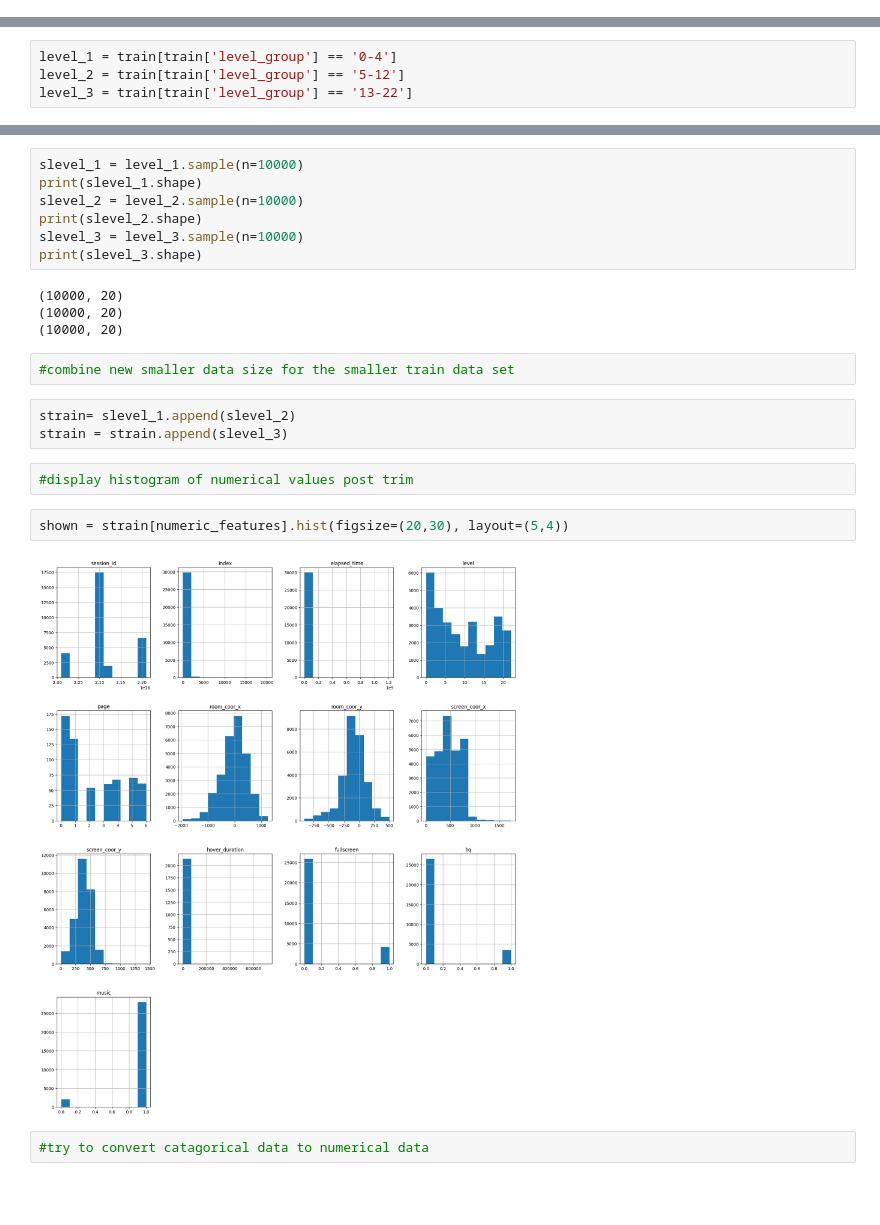
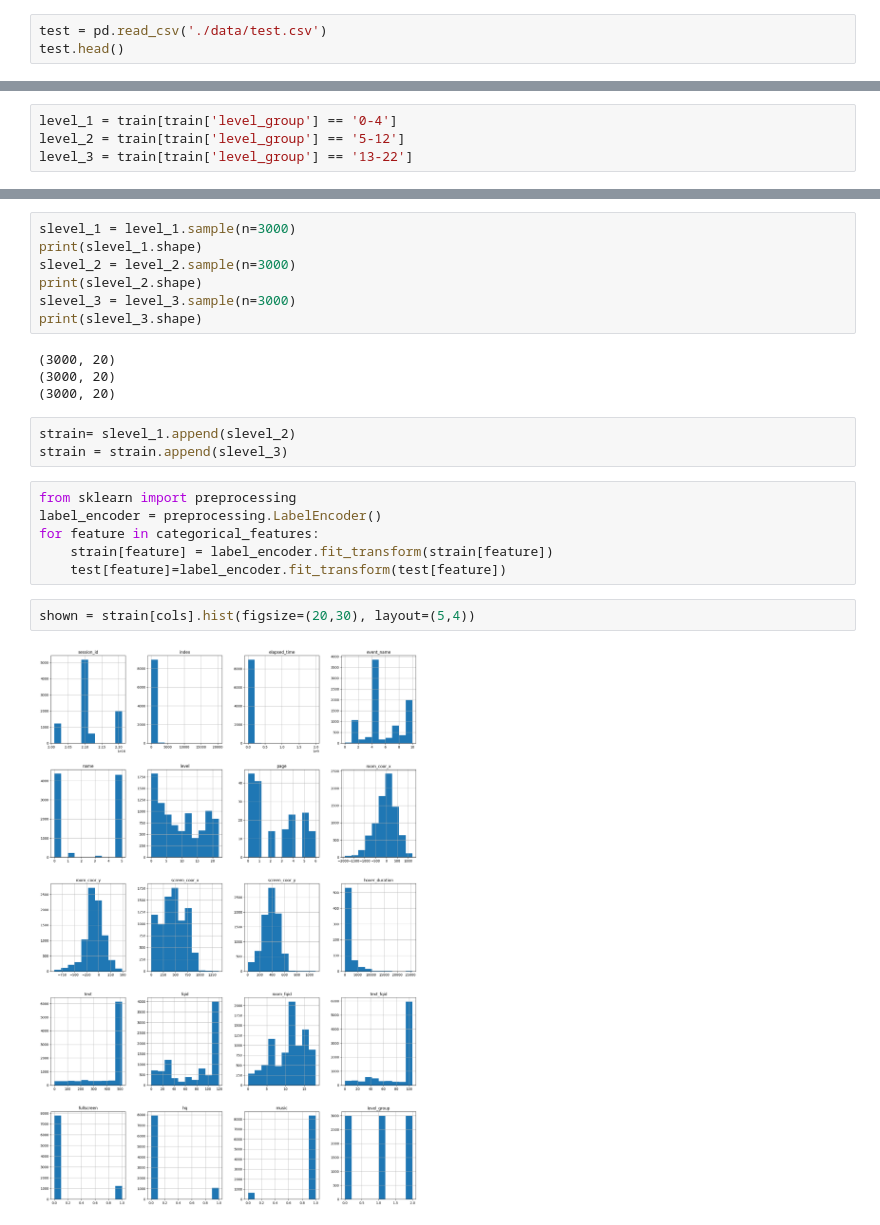
Before and after one commit to Sethmckbot/ML-Final-Project, a Jupyter notebook: MLfinal.ipynb, the cells around one changed output, grey strips where cells are left out. Drawn from its saved outputs; the diff is of its cells as text; blank space fills up the shorter version.

```diff
--- a/MLfinal.ipynb
+++ b/MLfinal.ipynb
@@ -29,0 +39,3 @@ labels.head()
+# %%
+test = pd.read_csv('./data/test.csv')
+test.head()
@@ -81,24 +63,24 @@ level_3.head()
 # %%
-slevel_1 = level_1.sample(n=10000)
+slevel_1 = level_1.sample(n=3000)
 print(slevel_1.shape)
-slevel_2 = level_2.sample(n=10000)
+slevel_2 = level_2.sample(n=3000)
 print(slevel_2.shape)
-slevel_3 = level_3.sample(n=10000)
+slevel_3 = level_3.sample(n=3000)
 print(slevel_3.shape)
 # %% [output]
-(10000, 20)
-(10000, 20)
-(10000, 20)
+(3000, 20)
+(3000, 20)
+(3000, 20)
-# %%
-#combine new smaller data size for the smaller train data set
 # %%
 strain= slevel_1.append(slevel_2)
 strain = strain.append(slevel_3)
-# %%
-#display histogram of numerical values post trim
+# %%
+from sklearn import preprocessing
+label_encoder = preprocessing.LabelEncoder()
+for feature in categorical_features:
+    strain[feature] = label_encoder.fit_transform(strain[feature])
+    test[feature]=label_encoder.fit_transform(test[feature])
 # %%
-shown = strain[numeric_features].hist(figsize=(20,30), layout=(5,4))
+shown = strain[cols].hist(figsize=(20,30), layout=(5,4))
 # %% [output]
-[figure, old version]
+[figure, new version]
-# %%
-#try to convert catagorical data to numerical data
```
Also changed, not shown: parts of 28 cells of this notebook.
